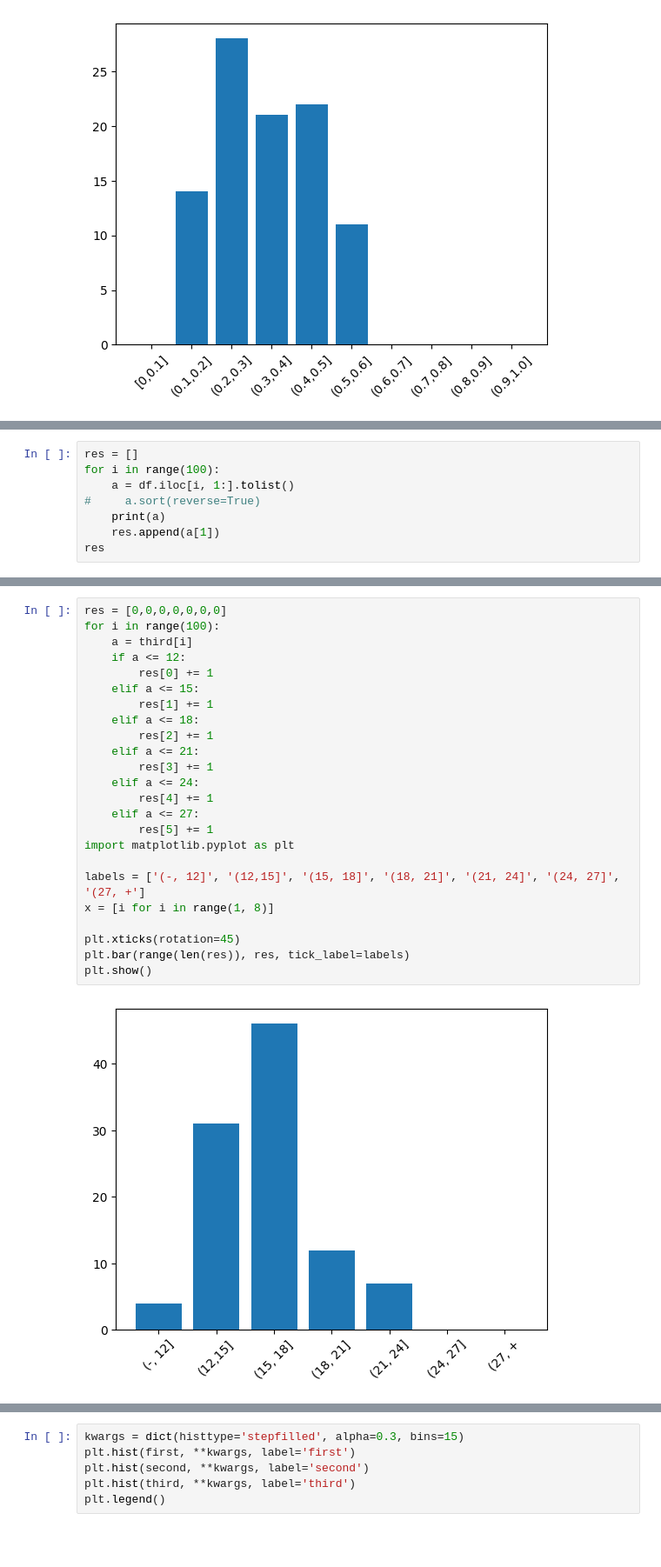
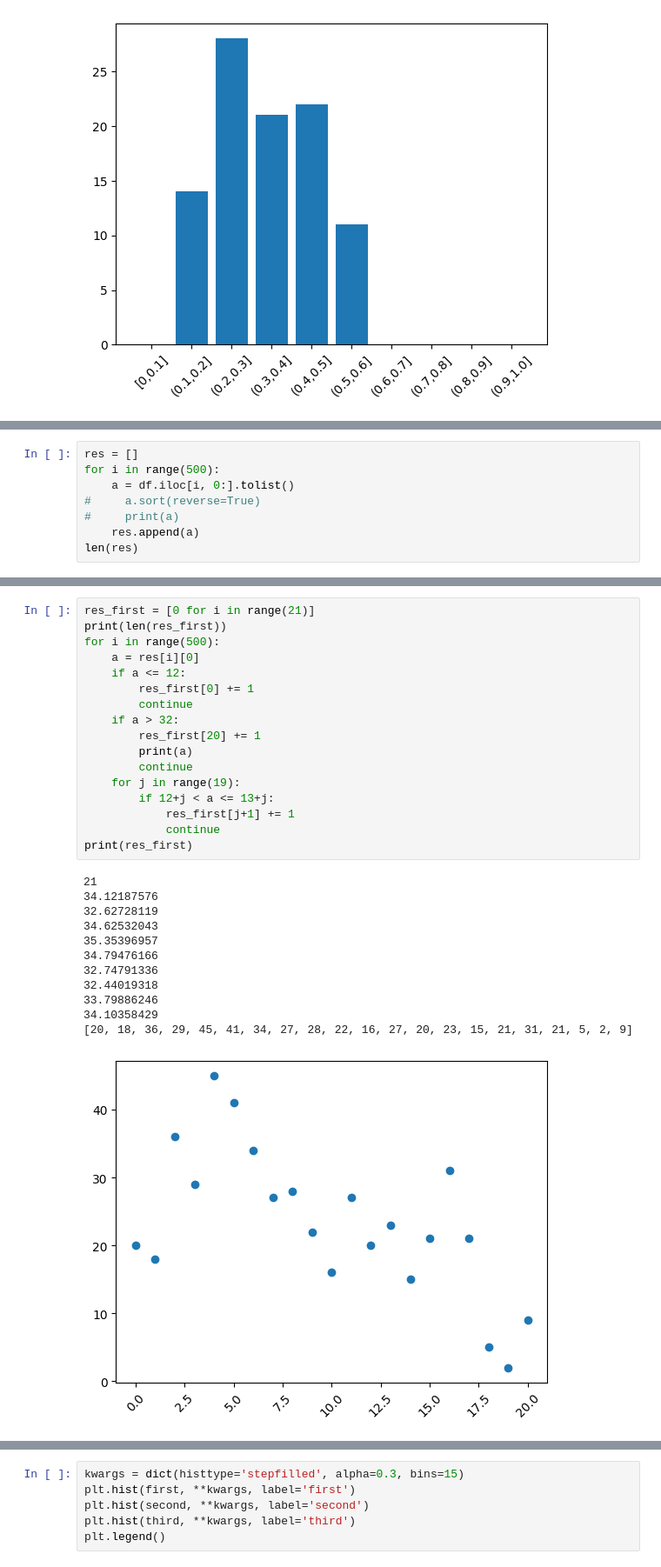
Before and after one commit to Stype0912/lm-watermarking, a Jupyter notebook: process_prob.ipynb, the cells around one changed output, grey strips where cells are left out. Shown at 87% size. Drawn from its saved outputs; the diff is of its cells as text; blank space fills up the shorter version.

```diff
--- a/process_prob.ipynb
+++ b/process_prob.ipynb
@@ -184,9 +135,9 @@ print(df)
 # %%
 res = []
-for i in range(100):
-    a = df.iloc[i, 1:].tolist()
+for i in range(500):
+    a = df.iloc[i, 0:].tolist()
 #     a.sort(reverse=True)
-    print(a)
-    res.append(a[1])
-res
+#     print(a)
+    res.append(a)
+len(res)
 # %% [output]
@@ -227,26 +145,30 @@ res
 # %%
-res = [0,0,0,0,0,0,0]
-for i in range(100):
-    a = third[i]
+res_first = [0 for i in range(21)]
+print(len(res_first))
+for i in range(500):
+    a = res[i][0]
     if a <= 12:
-        res[0] += 1
-    elif a <= 15:
-        res[1] += 1
-    elif a <= 18:
-        res[2] += 1
-    elif a <= 21:
-        res[3] += 1
-    elif a <= 24:
-        res[4] += 1
-    elif a <= 27:
-        res[5] += 1
-import matplotlib.pyplot as plt
-
-labels = ['(-, 12]', '(12,15]', '(15, 18]', '(18, 21]', '(21, 24]', '(24, 27]', '(27, +']
-x = [i for i in range(1, 8)]
-
-plt.xticks(rotation=45)
-plt.bar(range(len(res)), res, tick_label=labels)
-plt.show()
+        res_first[0] += 1
+        continue
+    if a > 32:
+        res_first[20] += 1
+        print(a)
+        continue
+    for j in range(19):
+        if 12+j < a <= 13+j:
+            res_first[j+1] += 1
+            continue
+print(res_first)
 # %% [output]
+21
+34.12187576
+32.62728119
+34.62532043
+35.35396957
+34.79476166
+32.74791336
+32.44019318
+33.79886246
+34.10358429
+[20, 18, 36, 29, 45, 41, 34, 27, 28, 22, 16, 27, 20, 23, 15, 21, 31, 21, 5, 2, 9]
-[figure, old version]
+[figure, new version]
```
Also changed, not shown: parts of 14 cells of this notebook, 1 other file.
